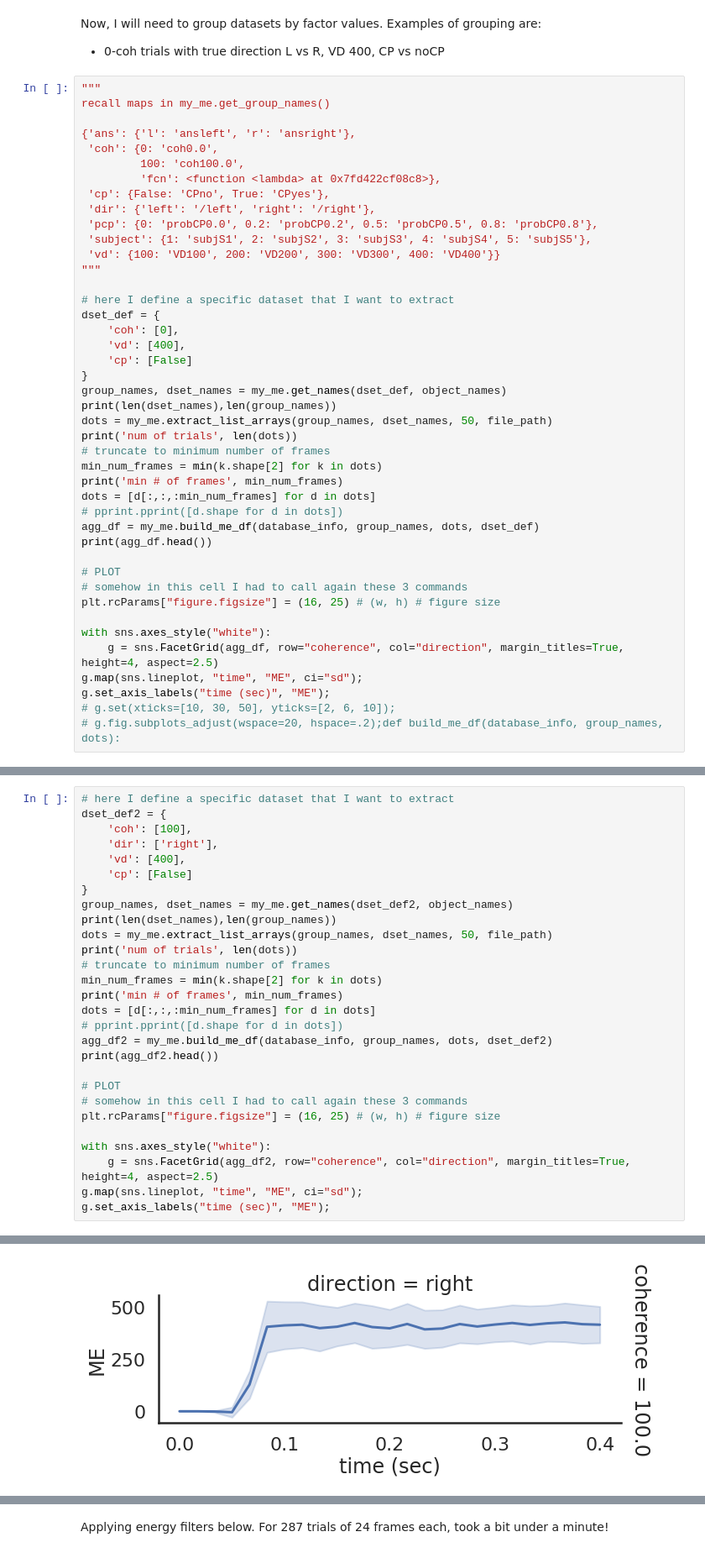
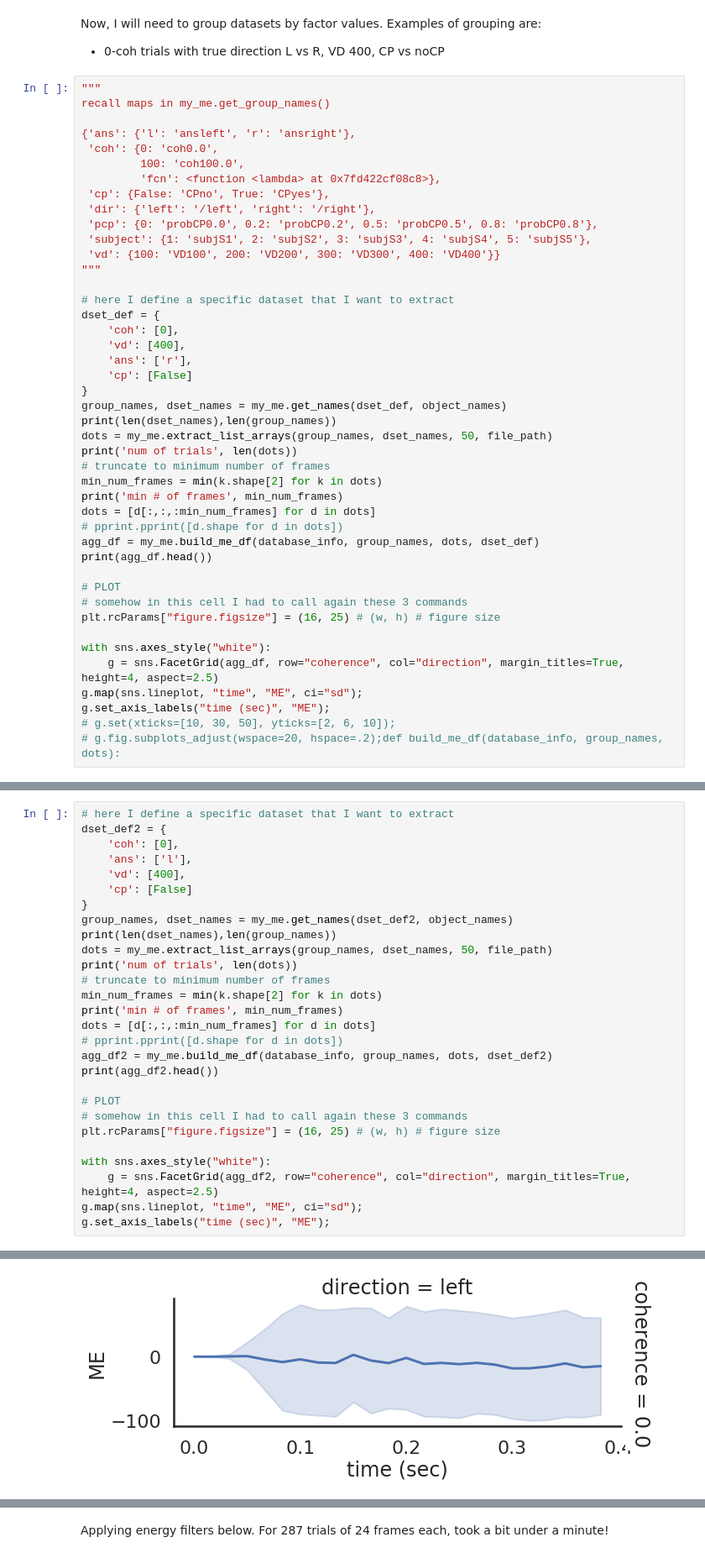
Before and after one commit to aernesto/motion_energy_Adrian, a Jupyter notebook: Python/notebooks/ME_pilot_summer_2019_II.ipynb, the cells around one changed output, grey strips where cells are left out. Shown at 84% size. Cells and saved outputs as stored; diff of their text form.

```diff
--- a/Python/notebooks/ME_pilot_summer_2019_II.ipynb
+++ b/Python/notebooks/ME_pilot_summer_2019_II.ipynb
@@ -114,6 +112,7 @@ recall maps in my_me.get_group_names()
 dset_def = {
     'coh': [0],
     'vd': [400],
+    'ans': ['r'],
     'cp': [False]
 }
 group_names, dset_names = my_me.get_names(dset_def, object_names)
@@ -159,8 +158,8 @@ min # of frames 24
 # %%
 # here I define a specific dataset that I want to extract
 dset_def2 = {
-    'coh': [100],
-    'dir': ['right'],
+    'coh': [0],
+    'ans': ['l'],
     'vd': [400],
     'cp': [False]
 }
@@ -197,8 +196,8 @@ min # of frames 25
 
                              filtersID      time  trial
 0  32_32_11_32_32_11_32_32_11_32_32_11  0.000000      1
 1  32_32_11_32_32_11_32_32_11_32_32_11  0.016667      1
 2  32_32_11_32_32_11_32_32_11_32_32_11  0.033333      1
 3  32_32_11_32_32_11_32_32_11_32_32_11  0.050000      1
 4  32_32_11_32_32_11_32_32_11_32_32_11  0.066667      1
-[figure, old version]
+[figure, new version]
```
Also changed, not shown: parts of 10 cells of this notebook.
